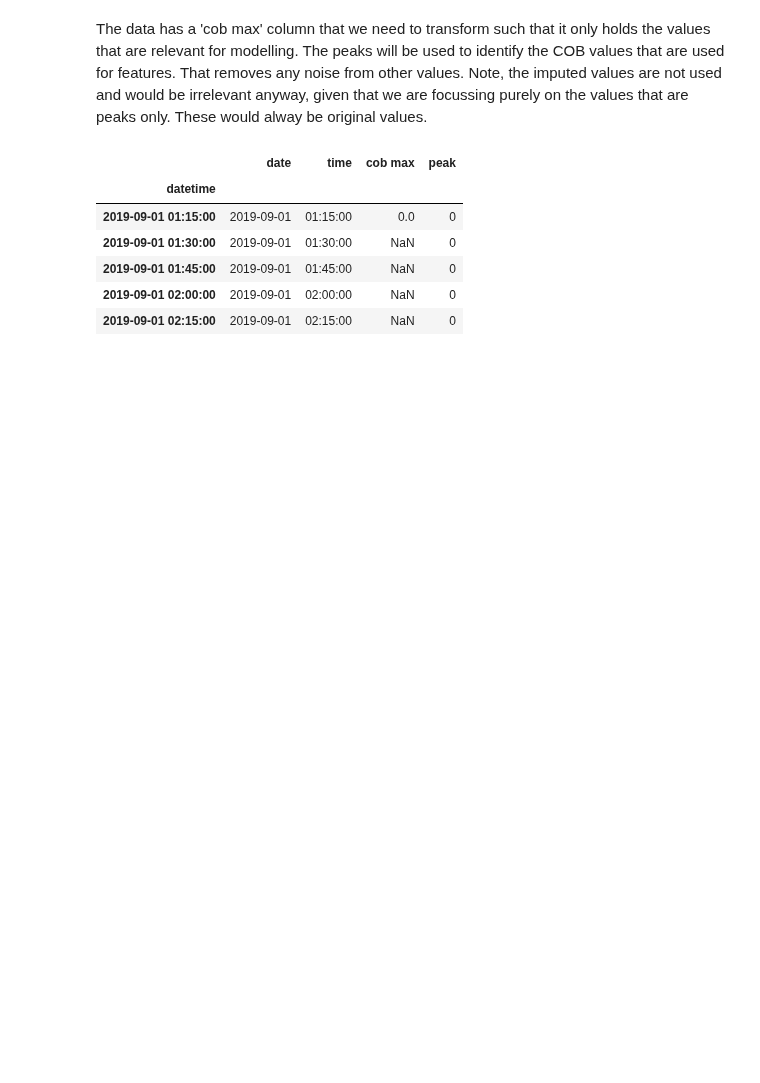
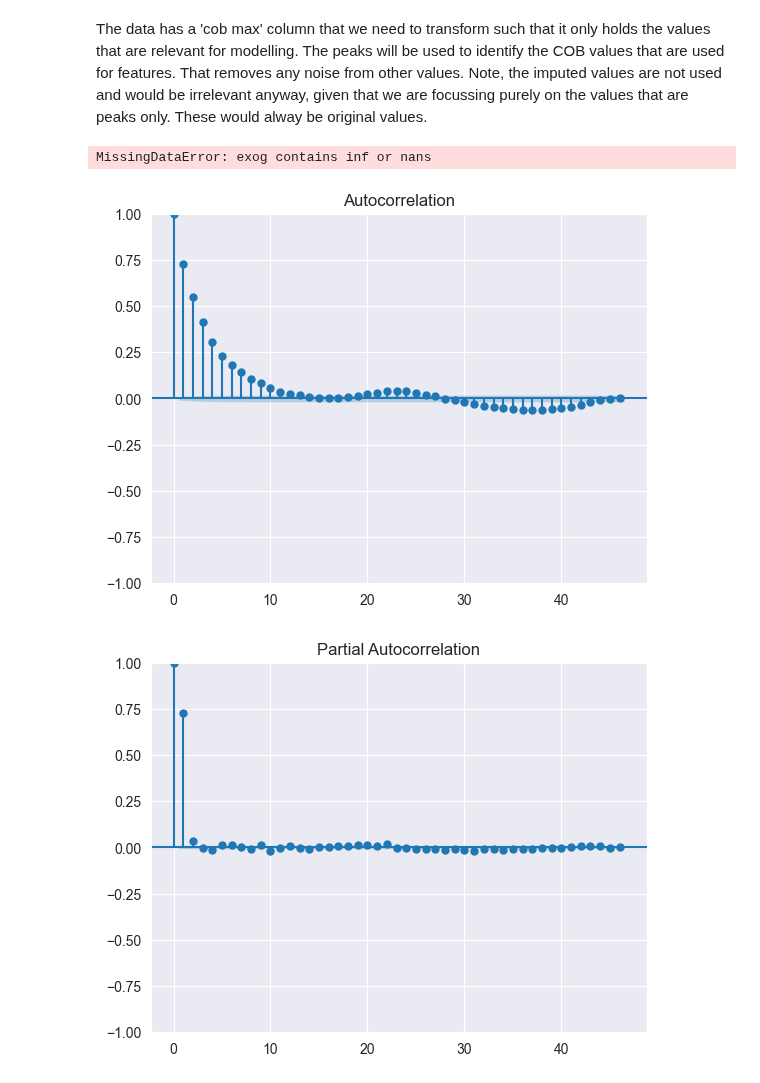
Before and after one commit to rdbrist/masters_project, a Jupyter notebook: notebooks/2.01-rd-modelling-cob-peaks-timeseries.ipynb, the cells around one changed output. Drawn from its saved outputs; the diff is of its cells as text; code cells hidden in the pictures; blank space fills up the shorter version.

Commit message:
Introduction of basic time series analysis functions for testing and plotting

```diff
--- a/notebooks/2.01-rd-modelling-cob-peaks-timeseries.ipynb
+++ b/notebooks/2.01-rd-modelling-cob-peaks-timeseries.ipynb
@@ -28,7 +27,7 @@ profile_offsets = read_profile_offsets_csv(config)
 
 cob = Cob()
 cob.read_interim_data(file_name='15min_iob_cob_bg', sampling_rate=15)
-df = cob.process_one_tz_individuals(profile_offsets, args)
+df_all = cob.process_one_tz_individuals(profile_offsets, args)
 # %% [output]
 Number of records: 786757
 Number of people: 133
@@ -41,14 +40,16 @@ The following stats are based on parameters h=15 and d=5:
         Number of peaks: 19539
 # %% [markdown]
 The data has a 'cob max' column that we need to transform such that it only holds the values that are relevant for modelling. The peaks will be used to identify the COB values that are used for features. That removes any noise from other values. Note, the imputed values are not used and would be irrelevant anyway, given that we are focussing purely on the values that are peaks only. These would alway be original values.
+# %%
+df = df_all.loc[individual].copy()
+# df2 = df.asfreq('15min')
 # %%
-df = df[['date', 'time', 'cob max', 'peak']].loc[individual]
-df['cob max'] = df['cob max'].where(df['peak'], None)
+# Running a quick ADF test to check if the data is stationary
+run_adf(df['cob max'])
 # %% [output]
-|  | date | time | cob max | peak |
-| datetime |  |  |  |  |
-| 2019-09-01 01:15:00 | 2019-09-01 | 01:15:00 | 0.0 | 0 |
-| 2019-09-01 01:30:00 | 2019-09-01 | 01:30:00 | NaN | 0 |
-| 2019-09-01 01:45:00 | 2019-09-01 | 01:45:00 | NaN | 0 |
-| 2019-09-01 02:00:00 | 2019-09-01 | 02:00:00 | NaN | 0 |
-| 2019-09-01 02:15:00 | 2019-09-01 | 02:15:00 | NaN | 0 |
+MissingDataError: exog contains inf or nans
+# %%
+ts_plot_cfs(df['cob max'])
+# %% [output]
+[figure, added]
+[figure, added]
```
Also changed, not shown: parts of 4 cells of this notebook, 4 other files.
